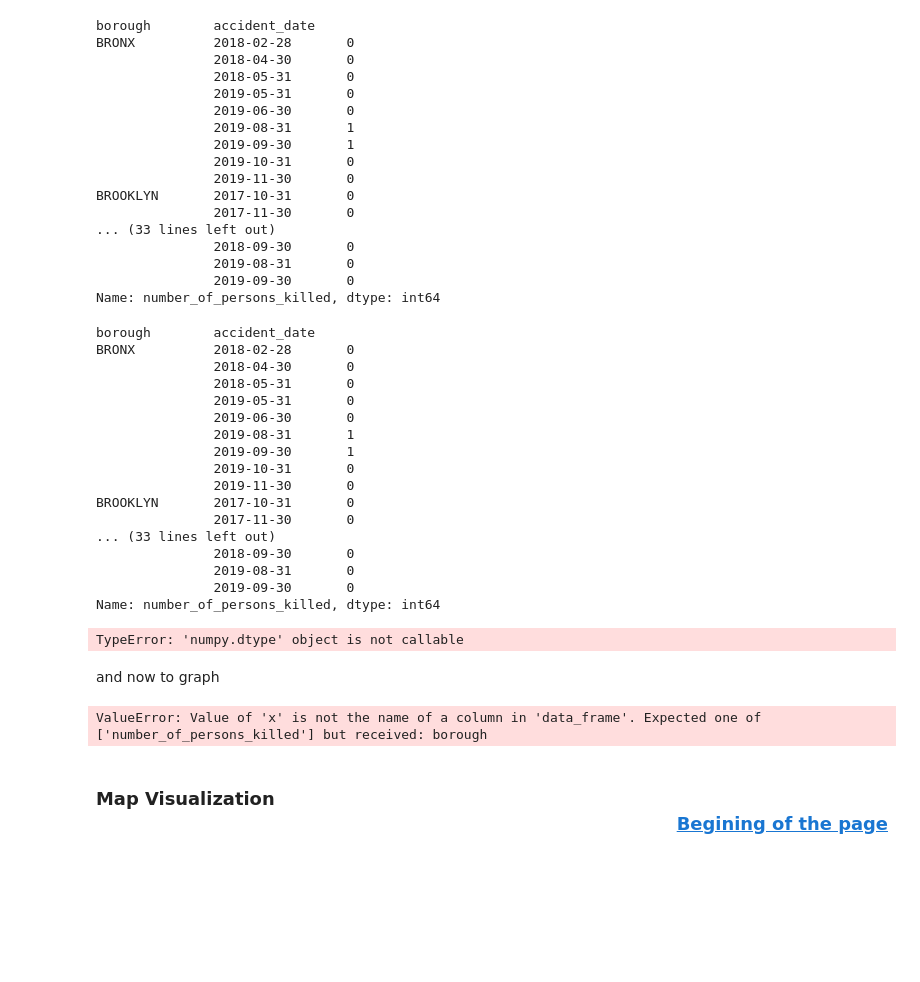
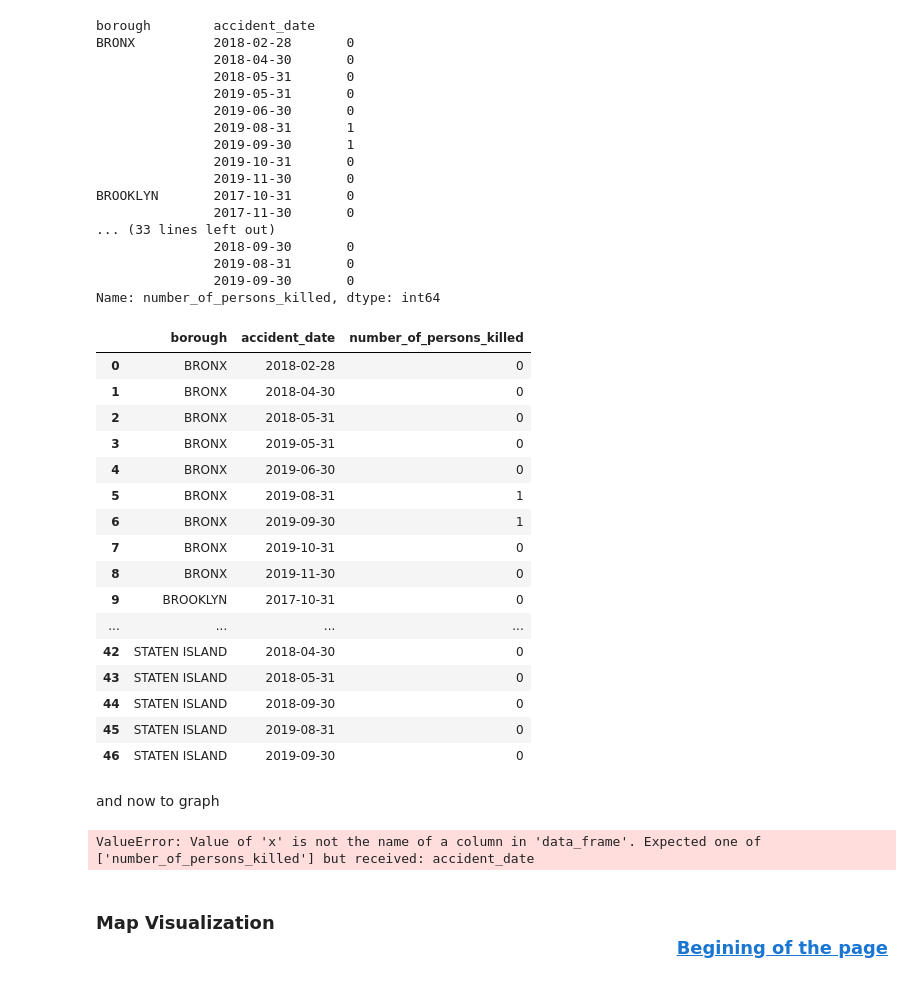
Before and after one commit to yuleidner/Katz_Data_Analytics, a Jupyter notebook: M11/M11 Project.ipynb, the cells around one changed output. Drawn from its saved outputs; the diff is of its cells as text; code cells hidden in the pictures; blank space fills up the shorter version.

```diff
--- a/M11/M11 Project.ipynb
+++ b/M11/M11 Project.ipynb
@@ -97,39 +95,33 @@ BROOKLYN       2017-10-31       0
                2019-09-30       0
 Name: number_of_persons_killed, dtype: int64
 # %%
-crashes_by_month
+crashes_by_month.reset_index()
 # %% [output]
-borough        accident_date
-BRONX          2018-02-28       0
-               2018-04-30       0
-               2018-05-31       0
-               2019-05-31       0
-               2019-06-30       0
-               2019-08-31       1
-               2019-09-30       1
-               2019-10-31       0
-               2019-11-30       0
-BROOKLYN       2017-10-31       0
-               2017-11-30       0
-... (33 lines left out)
-               2018-09-30       0
-               2019-08-31       0
-               2019-09-30       0
-Name: number_of_persons_killed, dtype: int64
+|  | borough | accident_date | number_of_persons_killed |
+| 0 | BRONX | 2018-02-28 | 0 |
+| 1 | BRONX | 2018-04-30 | 0 |
+| 2 | BRONX | 2018-05-31 | 0 |
+| 3 | BRONX | 2019-05-31 | 0 |
+| 4 | BRONX | 2019-06-30 | 0 |
+| 5 | BRONX | 2019-08-31 | 1 |
+| 6 | BRONX | 2019-09-30 | 1 |
+| 7 | BRONX | 2019-10-31 | 0 |
+| 8 | BRONX | 2019-11-30 | 0 |
+| 9 | BROOKLYN | 2017-10-31 | 0 |
+| ... | ... | ... | ... |
+| 42 | STATEN ISLAND | 2018-04-30 | 0 |
+| 43 | STATEN ISLAND | 2018-05-31 | 0 |
+| 44 | STATEN ISLAND | 2018-09-30 | 0 |
+| 45 | STATEN ISLAND | 2019-08-31 | 0 |
+| 46 | STATEN ISLAND | 2019-09-30 | 0 |
-# %%
-crashes_by_month.dtypes()
-# %% [output]
-TypeError: 'numpy.dtype' object is not callable
 # %% [markdown]
 and now to graph <a id='Graph1'>
 # %%
 import plotly.express as px
-#fig = px.line(crashes_by_month,x ='accident_date',y ='number_of_persons_killed', color='borough')
-#fig.show()
-fig = px.box(crashes_by_month,  x="borough", y="accident_date")
+fig = px.line(crashes_by_month,x ='accident_date',y ='number_of_persons_killed', color='borough')
 fig.show()
 # %% [output]
-ValueError: Value of 'x' is not the name of a column in 'data_frame'. Expected one of ['number_of_persons_killed'] but received: borough
+ValueError: Value of 'x' is not the name of a column in 'data_frame'. Expected one of ['number_of_persons_killed'] but received: accident_date
 # %% [markdown]
 ### Map Visualization <a id='Viz2'></a><br><div style="text-align: right">[Begining of the page](#Top)</div>
 # %% [markdown]
```
Also changed, not shown: parts of 1 cell of this notebook.
